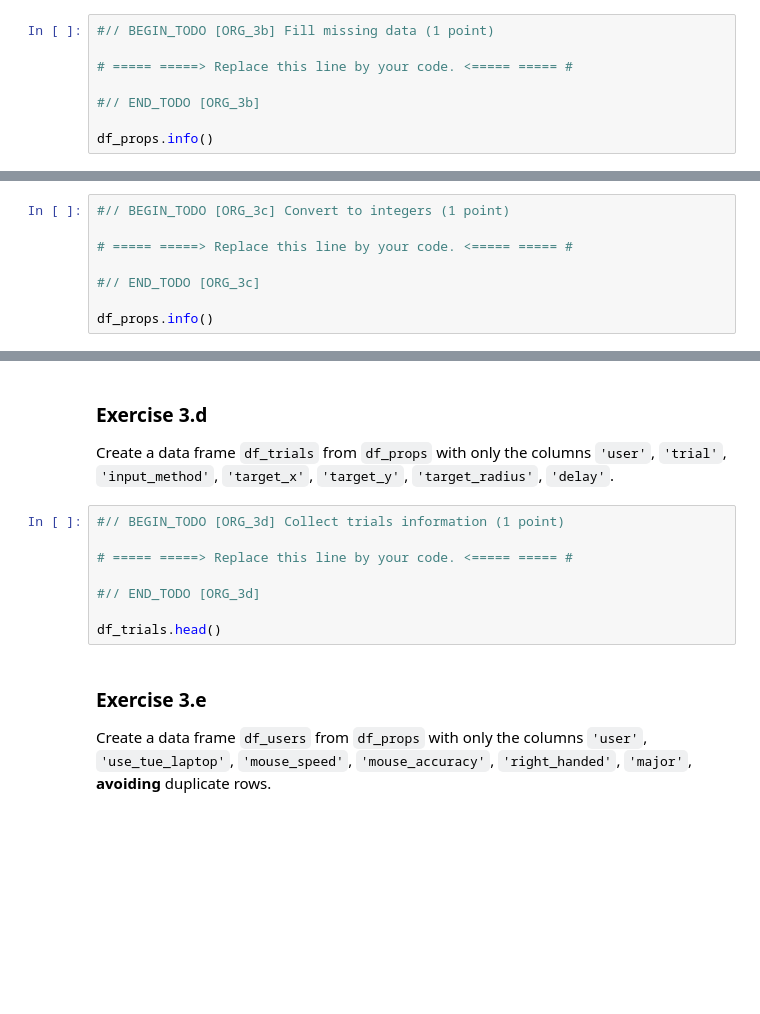
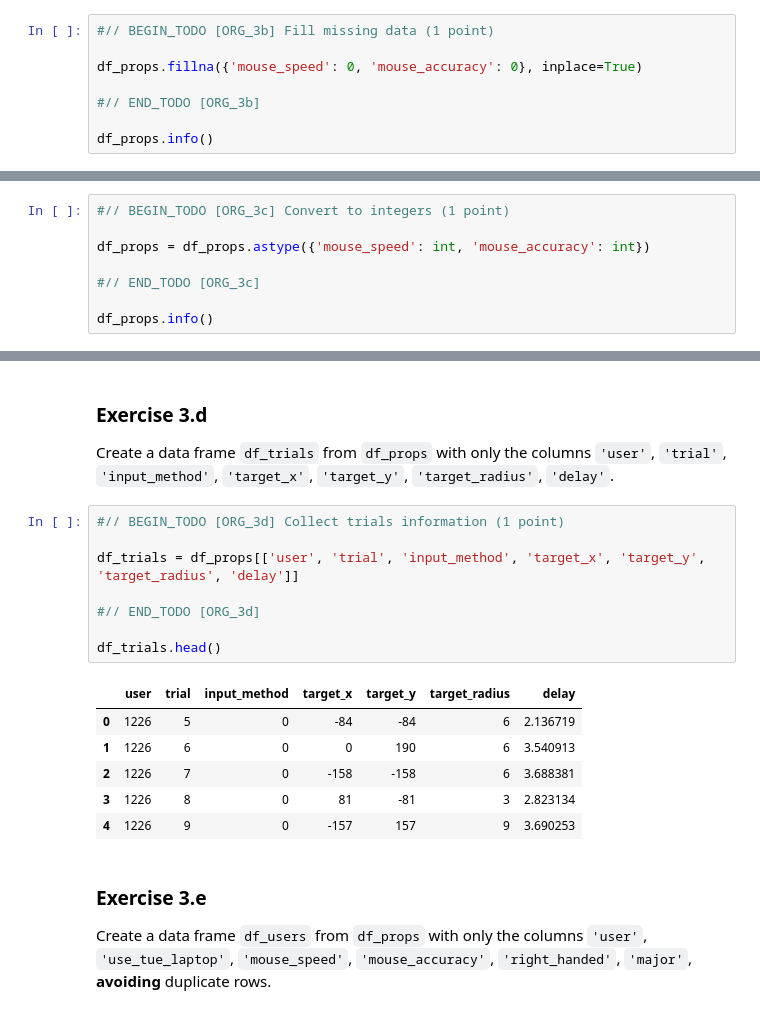
Before and after one commit to Modgen1/2IAB1, a Jupyter notebook: 4_ORG/Exercises-ORG-2076209.ipynb, the cells around one changed output, grey strips where cells are left out. Saved outputs shown, nothing was run; the diff lists cells and outputs as text; blank space fills up the shorter version.

```diff
--- a/4_ORG/Exercises-ORG-2076209.ipynb
+++ b/4_ORG/Exercises-ORG-2076209.ipynb
@@ -1122,7 +1390,7 @@ Inspect the `df_props` data frame. You will notice that the `'mouse_speed'` and
 # %%
 #// BEGIN_TODO [ORG_3b] Fill missing data (1 point)
 
-# ===== =====> Replace this line by your code. <===== ===== #
+df_props.fillna({'mouse_speed': 0, 'mouse_accuracy': 0}, inplace=True)
 
 #// END_TODO [ORG_3b]
 
@@ -1134,7 +1422,7 @@ Convert the `'mouse_speed'` and `'mouse_accuracy'` columns to `int` type.
 # %%
 #// BEGIN_TODO [ORG_3c] Convert to integers (1 point)
 
-# ===== =====> Replace this line by your code. <===== ===== #
+df_props = df_props.astype({'mouse_speed': int, 'mouse_accuracy': int})
 
 #// END_TODO [ORG_3c]
 
@@ -1146,11 +1454,18 @@ Create a data frame `df_trials` from `df_props` with only the columns `'user'`,
 # %%
 #// BEGIN_TODO [ORG_3d] Collect trials information (1 point)
 
-# ===== =====> Replace this line by your code. <===== ===== #
+df_trials = df_props[['user', 'trial', 'input_method', 'target_x', 'target_y', 'target_radius', 'delay']]
 
 #// END_TODO [ORG_3d]
 
 df_trials.head()
+# %% [output]
+|  | user | trial | input_method | target_x | target_y | target_radius | delay |
+| 0 | 1226 | 5 | 0 | -84 | -84 | 6 | 2.136719 |
+| 1 | 1226 | 6 | 0 | 0 | 190 | 6 | 3.540913 |
+| 2 | 1226 | 7 | 0 | -158 | -158 | 6 | 3.688381 |
+| 3 | 1226 | 8 | 0 | 81 | -81 | 3 | 2.823134 |
+| 4 | 1226 | 9 | 0 | -157 | 157 | 9 | 3.690253 |
 # %% [markdown]
 ### Exercise 3.e
 
```
Also changed, not shown: parts of 50 cells of this notebook.
